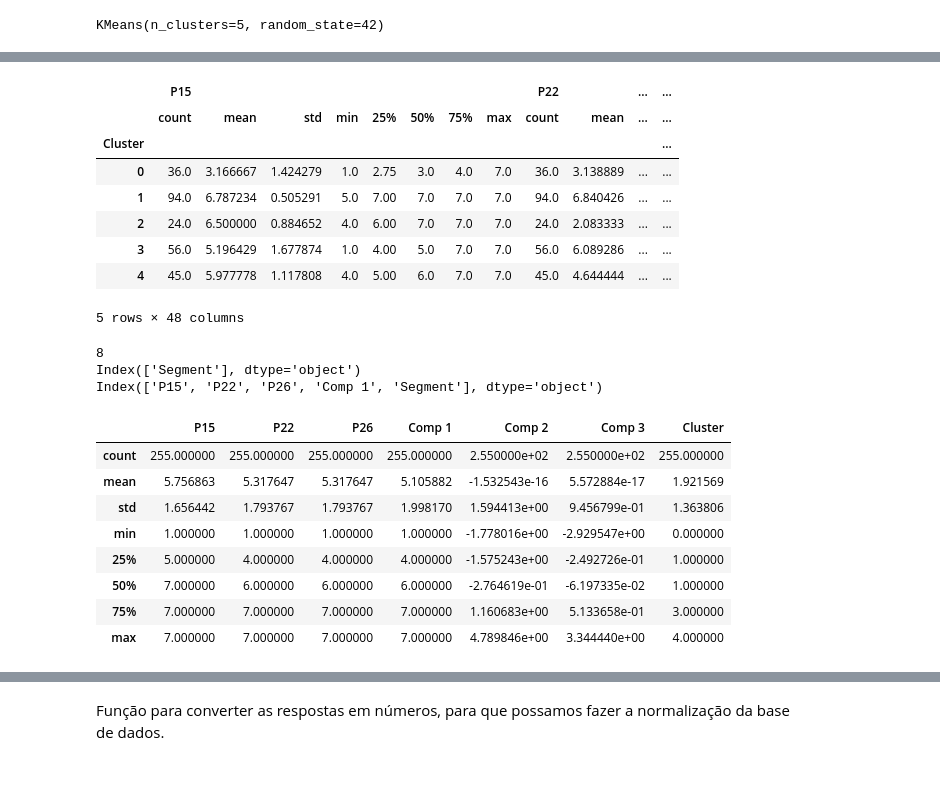
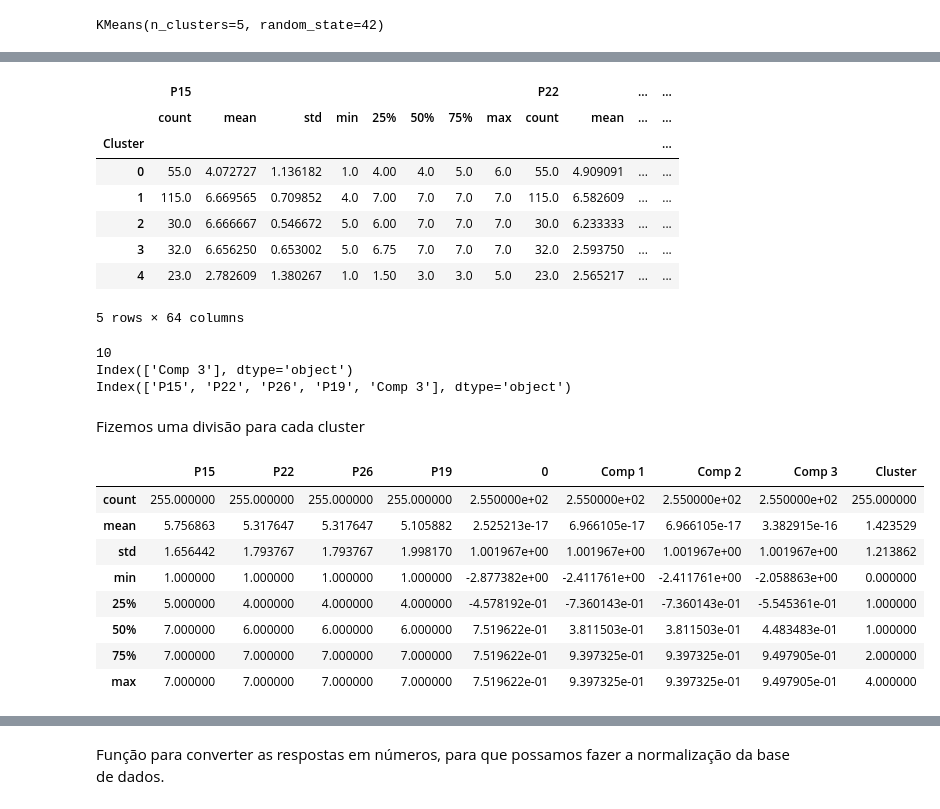
Before and after one commit to enzojunq/Base-de-dados, a Jupyter notebook: base.ipynb, the cells around one changed output, grey strips where cells are left out. Saved outputs shown, nothing was run; the diff lists cells and outputs as text; code cells hidden in the pictures; blank space fills up the shorter version.

```diff
--- a/base.ipynb
+++ b/base.ipynb
@@ -720,6 +701,6 @@ scores_pca = pca.transform(df_std)
 # %%
 wcss = []
 for i in range(1,15):
-    kmeans_pca = KMeans(n_clusters=i, init='k-means++', random_state=42)
-    kmeans_pca.fit(scores_pca)
-    wcss.append(kmeans_pca.inertia_)
+    kmeans = KMeans(n_clusters=i, init='k-means++', random_state=42)
+    kmeans.fit(df_std)
+    wcss.append(kmeans.inertia_)
@@ -735,5 +746,5 @@ plt.show()
 # %%
-kmeans_pca = KMeans(n_clusters=5, init='k-means++', random_state=42)
-kmeans_pca.fit(scores_pca)
+kmeans = KMeans(n_clusters=5, init='k-means++', random_state=42)
+kmeans.fit(df_std)
 # %% [output]
 KMeans(n_clusters=5, random_state=42)
@@ -761,7 +753,7 @@ plt.show()
 # %%
-df_p_pca_kmeans = pd.concat([df_p.reset_index(drop=True), pd.DataFrame(scores_pca)], axis=1)
-df_p_pca_kmeans.columns.values[-3: ] = ['Comp 1', 'Comp 2', 'Comp 3']
-df_p_pca_kmeans['Cluster'] = kmeans_pca.labels_
+df_p_kmeans = pd.concat([df_p.reset_index(drop=True), pd.DataFrame(df_std)], axis=1)
+df_p_kmeans.columns.values[-3: ] = ['Comp 1', 'Comp 2', 'Comp 3']
+df_p_kmeans['Cluster'] = kmeans.labels_
 
-df_p_pca_kmeans.head()
+df_p_kmeans.head()
 # %% [output]
@@ -774,55 +766,57 @@ df_p_pca_kmeans.head()
 # %%
-grouped_by_clusters = df_p_pca_kmeans.groupby('Cluster')
+grouped_by_clusters = df_p_kmeans.groupby('Cluster')
 grouped_by_clusters.describe()
 # %% [output]
 |  | P15 |  |  |  |  |  |  |  | P22 |  | ... | ... |
 |  | count | mean | std | min | 25% | 50% | 75% | max | count | mean | ... | ... |
 | Cluster |  |  |  |  |  |  |  |  |  |  |  | ... |
-| 0 | 36.0 | 3.166667 | 1.424279 | 1.0 | 2.75 | 3.0 | 4.0 | 7.0 | 36.0 | 3.138889 | ... | ... |
-| 1 | 94.0 | 6.787234 | 0.505291 | 5.0 | 7.00 | 7.0 | 7.0 | 7.0 | 94.0 | 6.840426 | ... | ... |
-| 2 | 24.0 | 6.500000 | 0.884652 | 4.0 | 6.00 | 7.0 | 7.0 | 7.0 | 24.0 | 2.083333 | ... | ... |
-| 3 | 56.0 | 5.196429 | 1.677874 | 1.0 | 4.00 | 5.0 | 7.0 | 7.0 | 56.0 | 6.089286 | ... | ... |
-| 4 | 45.0 | 5.977778 | 1.117808 | 4.0 | 5.00 | 6.0 | 7.0 | 7.0 | 45.0 | 4.644444 | ... | ... |
+| 0 | 55.0 | 4.072727 | 1.136182 | 1.0 | 4.00 | 4.0 | 5.0 | 6.0 | 55.0 | 4.909091 | ... | ... |
+| 1 | 115.0 | 6.669565 | 0.709852 | 4.0 | 7.00 | 7.0 | 7.0 | 7.0 | 115.0 | 6.582609 | ... | ... |
+| 2 | 30.0 | 6.666667 | 0.546672 | 5.0 | 6.00 | 7.0 | 7.0 | 7.0 | 30.0 | 6.233333 | ... | ... |
+| 3 | 32.0 | 6.656250 | 0.653002 | 5.0 | 6.75 | 7.0 | 7.0 | 7.0 | 32.0 | 2.593750 | ... | ... |
+| 4 | 23.0 | 2.782609 | 1.380267 | 1.0 | 1.50 | 3.0 | 3.0 | 5.0 | 23.0 | 2.565217 | ... | ... |
-5 rows × 48 columns
+5 rows × 64 columns
 # %%
-df_p_pca_kmeans['Segment'] = df_p_pca_kmeans['Cluster'].map({0:'Cluster 1',
+df_p_kmeans['Segment'] = df_p_kmeans['Cluster'].map({0:'Cluster 1',
                                                                 1: 'Cluster 2',
                                                                 2: 'Cluster 3',
                                                                 3: 'Cluster 4',
                                                                 4: 'Cluster 5'})
 # %%
-print(len(df_p_pca_kmeans.columns))
-vars = df_p_pca_kmeans.columns[0:4]
-col_cluster = df_p_pca_kmeans.columns[7:8]
+print(len(df_p_kmeans.columns))
+vars = df_p_kmeans.columns[0:4]
+col_cluster = df_p_kmeans.columns[7:8]
 print(col_cluster)
 vars = vars.append(col_cluster)
 print(vars)
 # %% [output]
-8
-Index(['Segment'], dtype='object')
-Index(['P15', 'P22', 'P26', 'Comp 1', 'Segment'], dtype='object')
+10
+Index(['Comp 3'], dtype='object')
+Index(['P15', 'P22', 'P26', 'P19', 'Comp 3'], dtype='object')
+# %% [markdown]
+Fizemos uma divisão para cada cluster
 # %%
-df_p_pca_kmeans.columns
+df_p_kmeans.columns
 
-cluster_0 =df_p_pca_kmeans[df_p_pca_kmeans.Cluster == 0]
-cluster_1 =df_p_pca_kmeans[df_p_pca_kmeans.Cluster == 1]
-cluster_2 =df_p_pca_kmeans[df_p_pca_kmeans.Cluster == 2]
-cluster_3 =df_p_pca_kmeans[df_p_pca_kmeans.Cluster == 3]
-cluster_4 =df_p_pca_kmeans[df_p_pca_kmeans.Cluster == 4]
+cluster_0 =df_p_kmeans[df_p_kmeans.Cluster == 0]
+cluster_1 =df_p_kmeans[df_p_kmeans.Cluster == 1]
+cluster_2 =df_p_kmeans[df_p_kmeans.Cluster == 2]
+cluster_3 =df_p_kmeans[df_p_kmeans.Cluster == 3]
+cluster_4 =df_p_kmeans[df_p_kmeans.Cluster == 4]
 
 lclusters = [cluster_0, cluster_1, cluster_2, cluster_3, cluster_4]
 
-df_p_pca_kmeans.describe()
+df_p_kmeans.describe()
 # %% [output]
-|  | P15 | P22 | P26 | Comp 1 | Comp 2 | Comp 3 | Cluster |
-| count | 255.000000 | 255.000000 | 255.000000 | 255.000000 | 2.550000e+02 | 2.550000e+02 | 255.000000 |
-| mean | 5.756863 | 5.317647 | 5.317647 | 5.105882 | -1.532543e-16 | 5.572884e-17 | 1.921569 |
-| std | 1.656442 | 1.793767 | 1.793767 | 1.998170 | 1.594413e+00 | 9.456799e-01 | 1.363806 |
-| min | 1.000000 | 1.000000 | 1.000000 | 1.000000 | -1.778016e+00 | -2.929547e+00 | 0.000000 |
-| 25% | 5.000000 | 4.000000 | 4.000000 | 4.000000 | -1.575243e+00 | -2.492726e-01 | 1.000000 |
-| 50% | 7.000000 | 6.000000 | 6.000000 | 6.000000 | -2.764619e-01 | -6.197335e-02 | 1.000000 |
-| 75% | 7.000000 | 7.000000 | 7.000000 | 7.000000 | 1.160683e+00 | 5.133658e-01 | 3.000000 |
-| max | 7.000000 | 7.000000 | 7.000000 | 7.000000 | 4.789846e+00 | 3.344440e+00 | 4.000000 |
+|  | P15 | P22 | P26 | P19 | 0 | Comp 1 | Comp 2 | Comp 3 | Cluster |
+| count | 255.000000 | 255.000000 | 255.000000 | 255.000000 | 2.550000e+02 | 2.550000e+02 | 2.550000e+02 | 2.550000e+02 | 255.000000 |
+| mean | 5.756863 | 5.317647 | 5.317647 | 5.105882 | 2.525213e-17 | 6.966105e-17 | 6.966105e-17 | 3.382915e-16 | 1.423529 |
+| std | 1.656442 | 1.793767 | 1.793767 | 1.998170 | 1.001967e+00 | 1.001967e+00 | 1.001967e+00 | 1.001967e+00 | 1.213862 |
+| min | 1.000000 | 1.000000 | 1.000000 | 1.000000 | -2.877382e+00 | -2.411761e+00 | -2.411761e+00 | -2.058863e+00 | 0.000000 |
+| 25% | 5.000000 | 4.000000 | 4.000000 | 4.000000 | -4.578192e-01 | -7.360143e-01 | -7.360143e-01 | -5.545361e-01 | 1.000000 |
+| 50% | 7.000000 | 6.000000 | 6.000000 | 6.000000 | 7.519622e-01 | 3.811503e-01 | 3.811503e-01 | 4.483483e-01 | 1.000000 |
+| 75% | 7.000000 | 7.000000 | 7.000000 | 7.000000 | 7.519622e-01 | 9.397325e-01 | 9.397325e-01 | 9.497905e-01 | 2.000000 |
+| max | 7.000000 | 7.000000 | 7.000000 | 7.000000 | 7.519622e-01 | 9.397325e-01 | 9.397325e-01 | 9.497905e-01 | 4.000000 |
 # %%
 # Ordena os clusters pelo tamanho, em ordem decrescente
 lclusters.sort(key=len, reverse=True)
```
Also changed, not shown: parts of 60 cells of this notebook.
